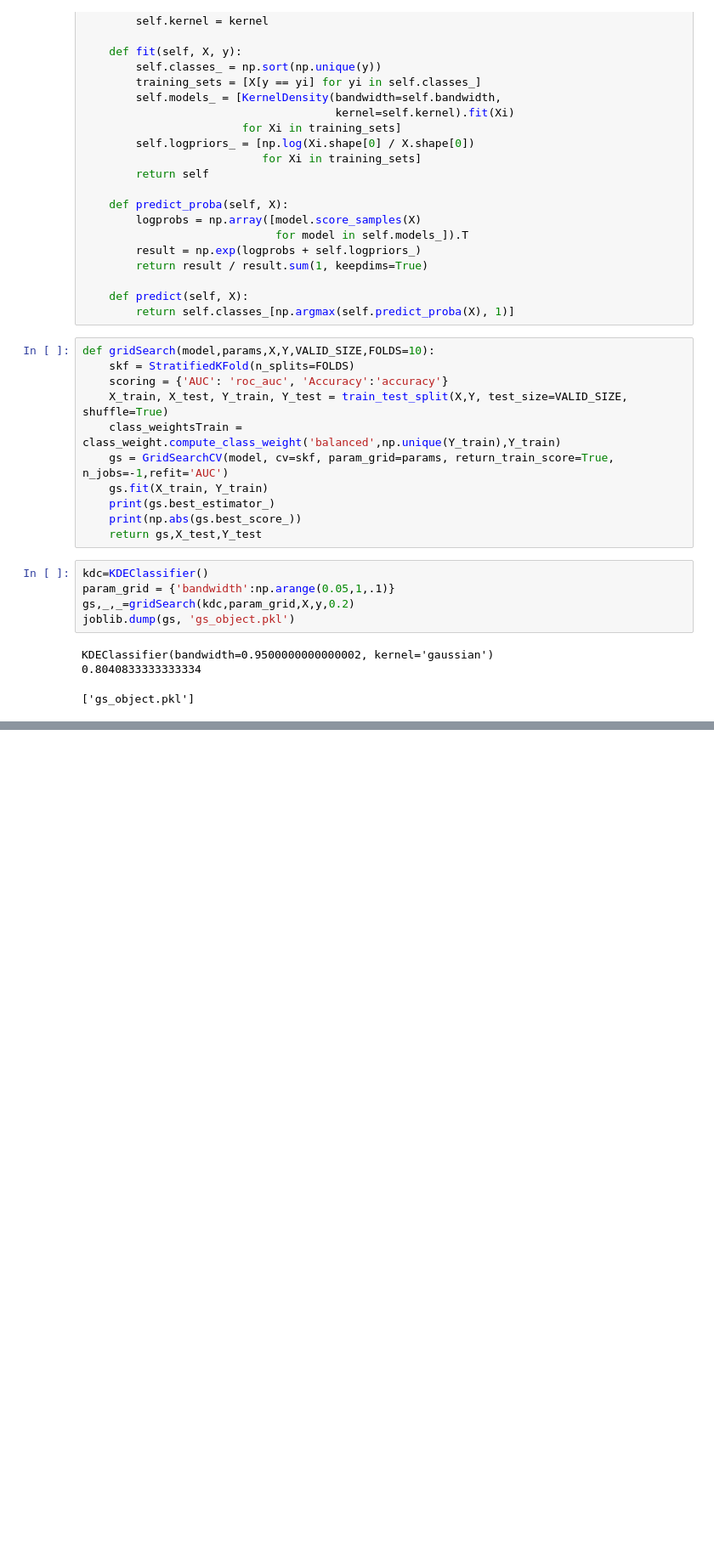
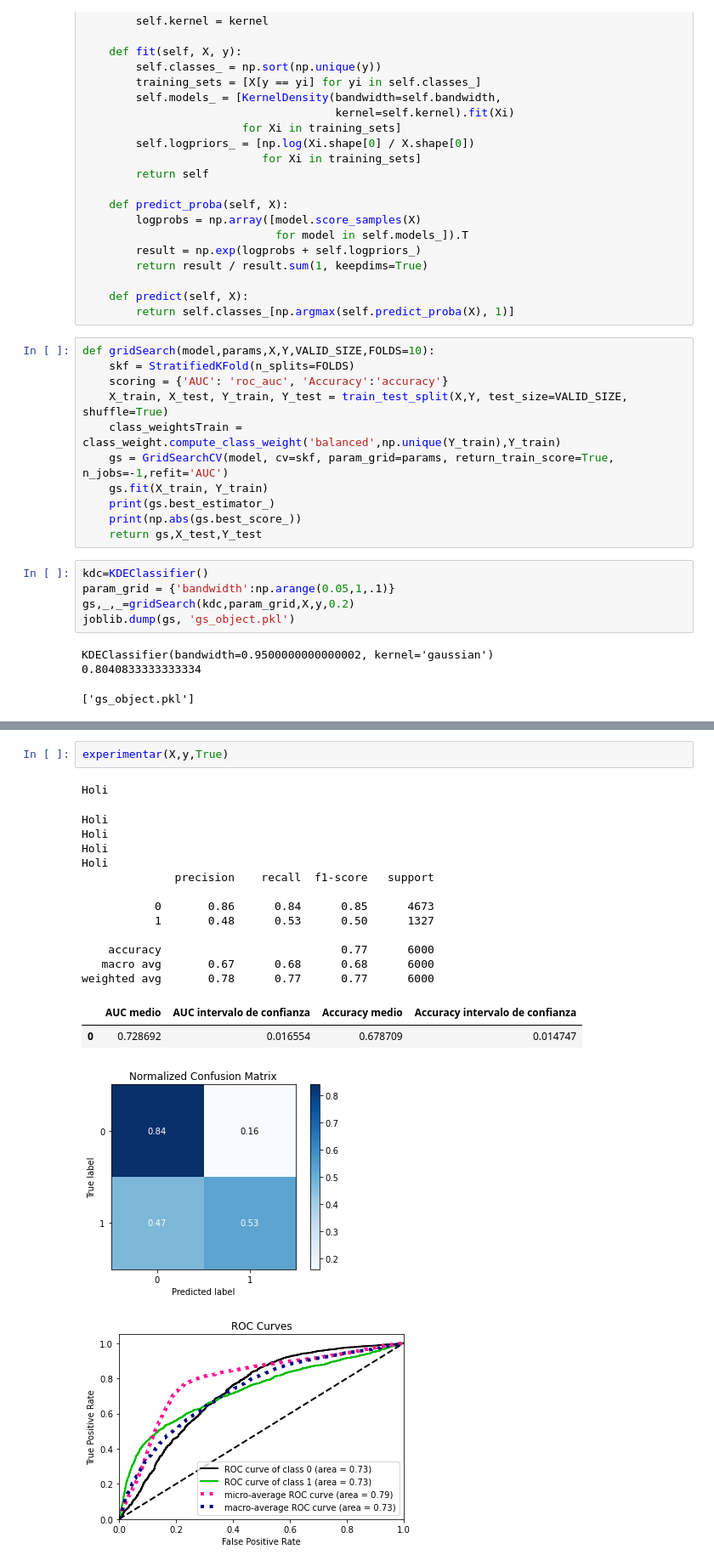
Before and after one commit to Dfriveraa/Default-of-credit-card-clients-project, a Jupyter notebook: Experimentos/Ventana de parzen/Normal.ipynb, the cells around one changed output, grey strips where cells are left out. Shown at 85% size. Cells and saved outputs as stored; diff of their text form; blank space fills up the shorter version.

```diff
--- a/Experimentos/Ventana de parzen/Normal.ipynb
+++ b/Experimentos/Ventana de parzen/Normal.ipynb
@@ -128,0 +135,20 @@ weighted avg       0.78      0.80      0.77     15000
+# %%
+experimentar(X,y,True)
+# %% [output]
+Holi
+Holi
+Holi
+Holi
+Holi
+              precision    recall  f1-score   support
+
+           0       0.86      0.84      0.85      4673
+           1       0.48      0.53      0.50      1327
+
+    accuracy                           0.77      6000
+   macro avg       0.67      0.68      0.68      6000
+weighted avg       0.78      0.77      0.77      6000
+|  | AUC medio | AUC intervalo de confianza | Accuracy medio | Accuracy intervalo de confianza |
+| 0 | 0.728692 | 0.016554 | 0.678709 | 0.014747 |
+[figure, added]
+[figure, added]
```
Also changed, not shown: parts of 3 cells of this notebook, 4 other files.
